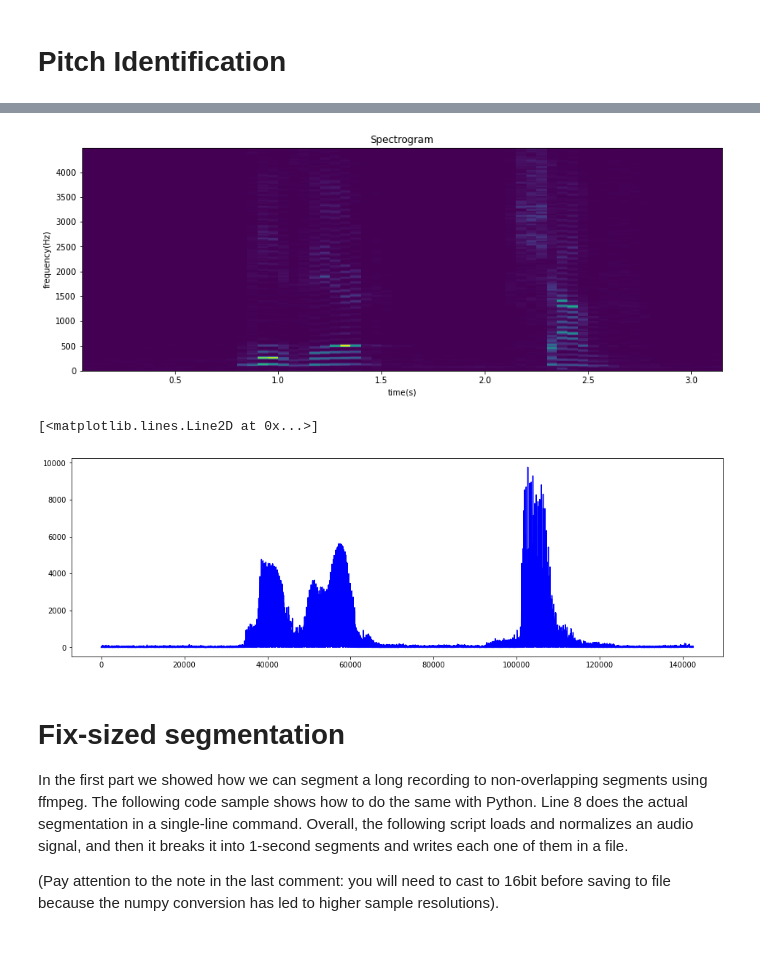
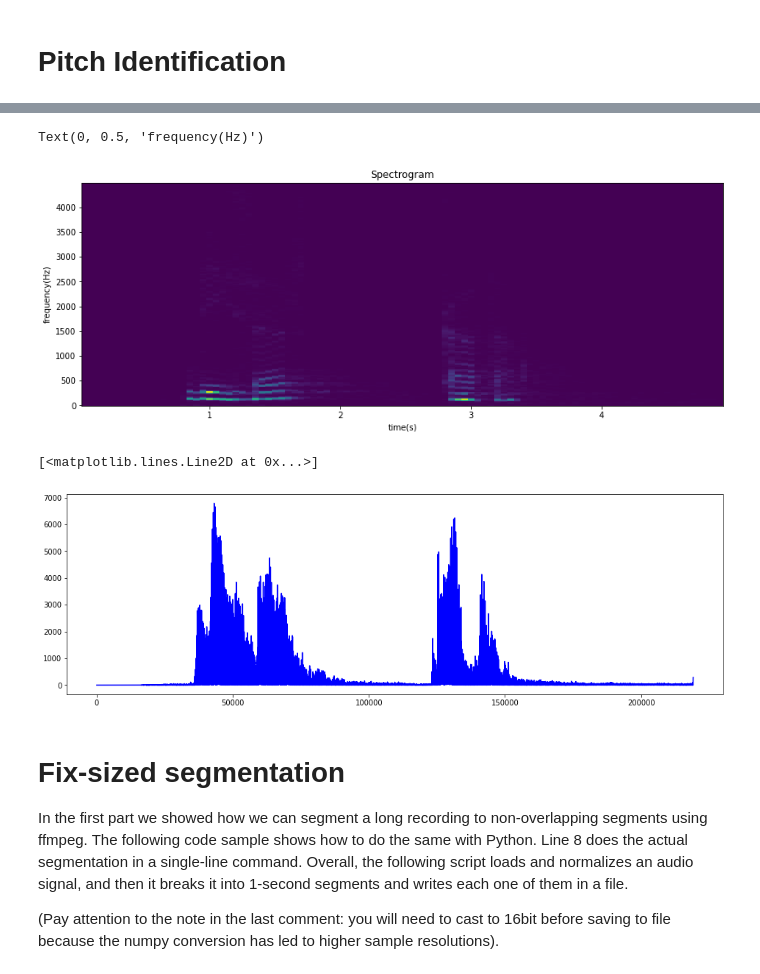
Before and after one commit to JoaquinDillen/PDS_TP, a Jupyter notebook: Pitch_ID.ipynb, the cells around one changed output, grey strips where cells are left out. Cells and saved outputs as stored; diff of their text form; code cells hidden in the pictures; blank space fills up the shorter version.

```diff
--- a/Pitch_ID.ipynb
+++ b/Pitch_ID.ipynb
@@ -32,7 +22,7 @@ from matplotlib import pyplot
 from matplotlib.pyplot import ylabel, xlabel
 from matplotlib.pyplot import plot, legend, show, grid, figure, savefig#, hold
 # %%
-filename = 'audio/training/N_chave_02.wav'
+filename = 'audio/training/J_cata_02.wav'
 fs, audio1 = read(filename)
 f,t,S1 = spectrogram(audio1, fs, window='flattop', nperseg=fs//10, noverlap=fs//20, scaling='spectrum', mode='magnitude')
 print('filename: ', filename)
@@ -49,14 +39,15 @@ Sampling frequency (samples/s):  44100
 # %%
 #Spectogram
 #Spectrogram
 pyplot.rcParams['figure.figsize'] = 14,5
 pyplot.pcolormesh(t, f[:450], S1[:450][:])
 pyplot.title("Spectrogram")
 xlabel('time(s)')
 ylabel('frequency(Hz)')
-show()
+#show()
 # %% [output]
+Text(0, 0.5, 'frequency(Hz)')
-[figure, old version]
+[figure, new version]
 # %%
 #Filtro ButterWord
 
@@ -69,7 +60,7 @@ pyplot.rcParams['figure.figsize'] = 16,5
 plot(absolute(audio1_filt),'b')
 # %% [output]
 [<matplotlib.lines.Line2D at 0x...>]
-[figure, old version]
+[figure, new version]
 # %%
 #result = [1 if item > 0.0004*1e8 else 0 for item in audio1_filt**2]
 #plot(result)
```
Also changed, not shown: parts of 11 cells of this notebook, 6 other files.
